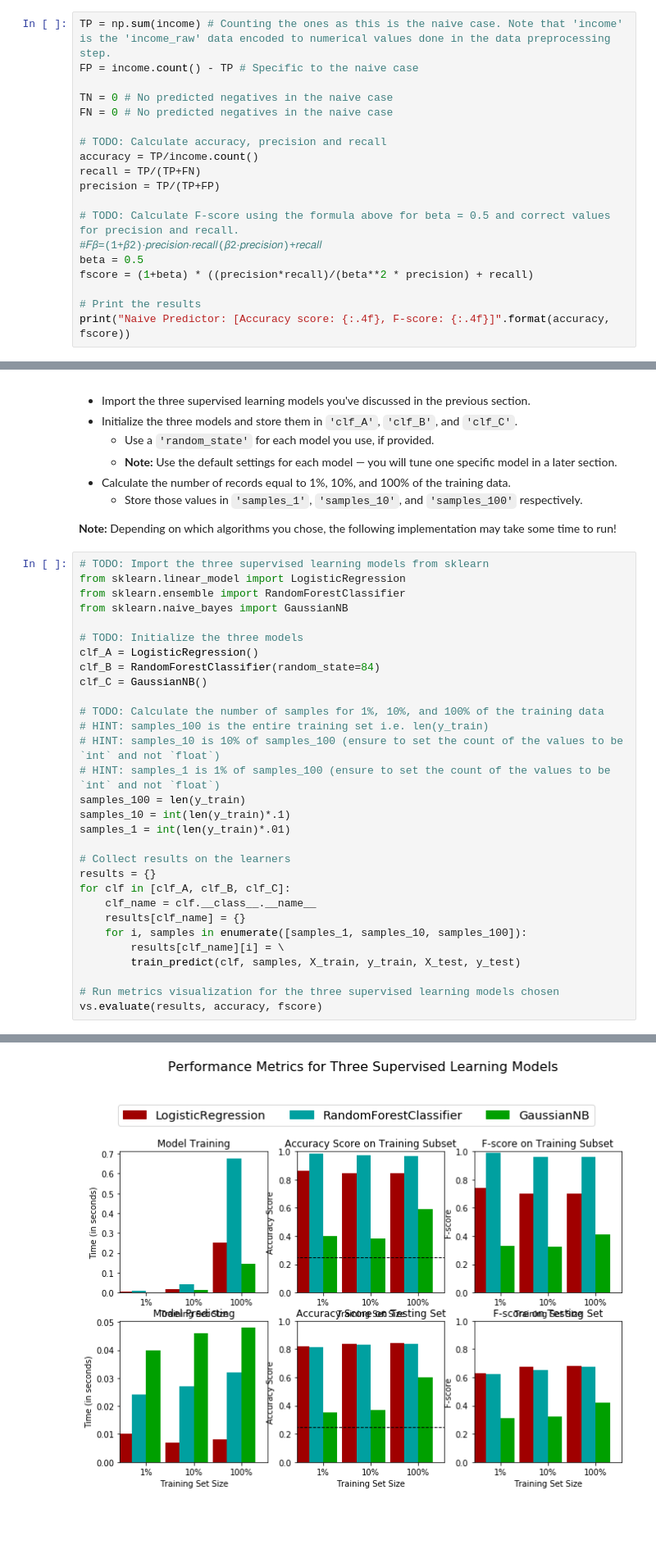
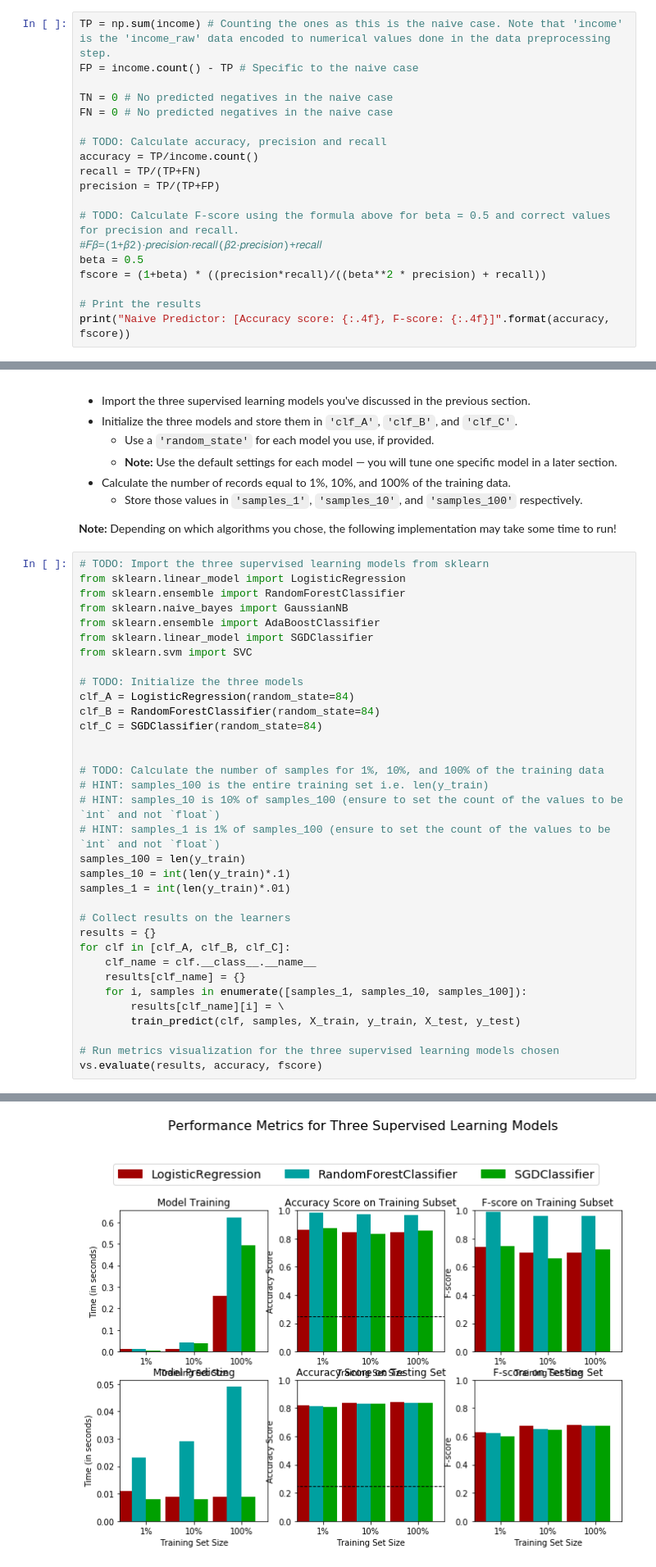
Before and after one commit to ericdain/Udacity_MLnano_Project_1, a Jupyter notebook: finding_donors.ipynb, the cells around one changed output, grey strips where cells are left out. Shown: that part at 82% size. Drawn from its saved outputs; the diff is of its cells as text; blank space fills up the shorter version.

```diff
--- a/finding_donors.ipynb
+++ b/finding_donors.ipynb
@@ -266,7 +262,7 @@ precision = TP/(TP+FP)
 # TODO: Calculate F-score using the formula above for beta = 0.5 and correct values for precision and recall.
 #𝐹𝛽=(1+𝛽2)⋅𝑝𝑟𝑒𝑐𝑖𝑠𝑖𝑜𝑛⋅𝑟𝑒𝑐𝑎𝑙𝑙(𝛽2⋅𝑝𝑟𝑒𝑐𝑖𝑠𝑖𝑜𝑛)+𝑟𝑒𝑐𝑎𝑙𝑙
 beta = 0.5
-fscore = (1+beta) * ((precision*recall)/(beta**2 * precision) + recall)
+fscore = (1+beta) * ((precision*recall)/((beta**2 * precision) + recall))
 
 # Print the results
 print("Naive Predictor: [Accuracy score: {:.4f}, F-score: {:.4f}]".format(accuracy, fscore))
@@ -483,11 +480,15 @@ In the code cell, you will need to implement the following:
 from sklearn.linear_model import LogisticRegression
 from sklearn.ensemble import RandomForestClassifier
 from sklearn.naive_bayes import GaussianNB
+from sklearn.ensemble import AdaBoostClassifier
+from sklearn.linear_model import SGDClassifier
+from sklearn.svm import SVC
 
 # TODO: Initialize the three models
-clf_A = LogisticRegression()
+clf_A = LogisticRegression(random_state=84)
 clf_B = RandomForestClassifier(random_state=84)
-clf_C = GaussianNB()
+clf_C = SGDClassifier(random_state=84)
+
 
 # TODO: Calculate the number of samples for 1%, 10%, and 100% of the training data
 # HINT: samples_100 is the entire training set i.e. len(y_train)
@@ -521,4 +522,4 @@ GaussianNB trained on 36177 samples.
-[figure, old version]
+[figure, new version]
 # %% [markdown]
 ----
 ## Improving Results
```
Also changed, not shown: parts of 20 cells of this notebook.
